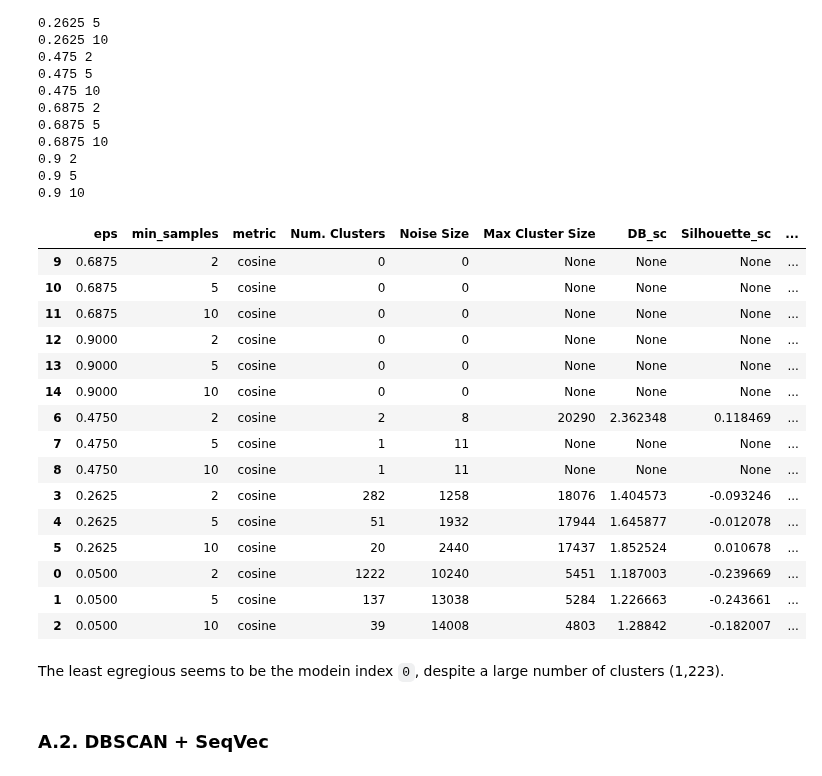
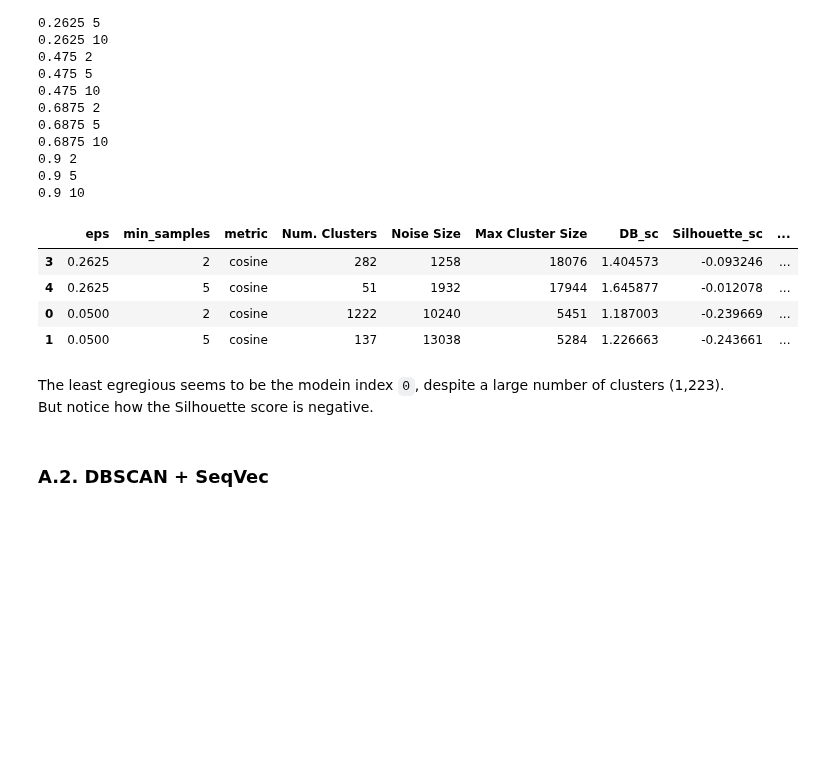
Before and after one commit to dptrsa-300/pss, a Jupyter notebook: Models.ipynb, the cells around one changed output. Cells and saved outputs as stored; diff of their text form; code cells hidden in the pictures; blank space fills up the shorter version.

```diff
--- a/Models.ipynb
+++ b/Models.ipynb
@@ -390,26 +448,18 @@ a1_gridsearch  = ev.dbscan_gridsearch(X_deepfold, range_eps, range_min_samples,
 0.9 5
 0.9 10
 # %%
-a1_gridsearch
+a1_gridsearch[
+    (a1_gridsearch["Noise Size"] > 0)
+    & (a1_gridsearch["Num. Clusters"] > 50)
+]
 # %% [output]
 |  | eps | min_samples | metric | Num. Clusters | Noise Size | Max Cluster Size | DB_sc | Silhouette_sc | ... |
-| 9 | 0.6875 | 2 | cosine | 0 | 0 | None | None | None | ... |
-| 10 | 0.6875 | 5 | cosine | 0 | 0 | None | None | None | ... |
-| 11 | 0.6875 | 10 | cosine | 0 | 0 | None | None | None | ... |
-| 12 | 0.9000 | 2 | cosine | 0 | 0 | None | None | None | ... |
-| 13 | 0.9000 | 5 | cosine | 0 | 0 | None | None | None | ... |
-| 14 | 0.9000 | 10 | cosine | 0 | 0 | None | None | None | ... |
-| 6 | 0.4750 | 2 | cosine | 2 | 8 | 20290 | 2.362348 | 0.118469 | ... |
-| 7 | 0.4750 | 5 | cosine | 1 | 11 | None | None | None | ... |
-| 8 | 0.4750 | 10 | cosine | 1 | 11 | None | None | None | ... |
 | 3 | 0.2625 | 2 | cosine | 282 | 1258 | 18076 | 1.404573 | -0.093246 | ... |
 | 4 | 0.2625 | 5 | cosine | 51 | 1932 | 17944 | 1.645877 | -0.012078 | ... |
-| 5 | 0.2625 | 10 | cosine | 20 | 2440 | 17437 | 1.852524 | 0.010678 | ... |
 | 0 | 0.0500 | 2 | cosine | 1222 | 10240 | 5451 | 1.187003 | -0.239669 | ... |
 | 1 | 0.0500 | 5 | cosine | 137 | 13038 | 5284 | 1.226663 | -0.243661 | ... |
-| 2 | 0.0500 | 10 | cosine | 39 | 14008 | 4803 | 1.28842 | -0.182007 | ... |
 # %% [markdown]
-The least egregious seems to be the modein index `0`, despite a large number of clusters (1,223).
+The least egregious seems to be the modein index `0`, despite a large number of clusters (1,223). But notice how the Silhouette score is negative.
 # %%
 a1_model = DBSCAN(eps=0.0500,
                   min_samples=2,
```
Also changed, not shown: parts of 62 cells of this notebook, 5 other files.
